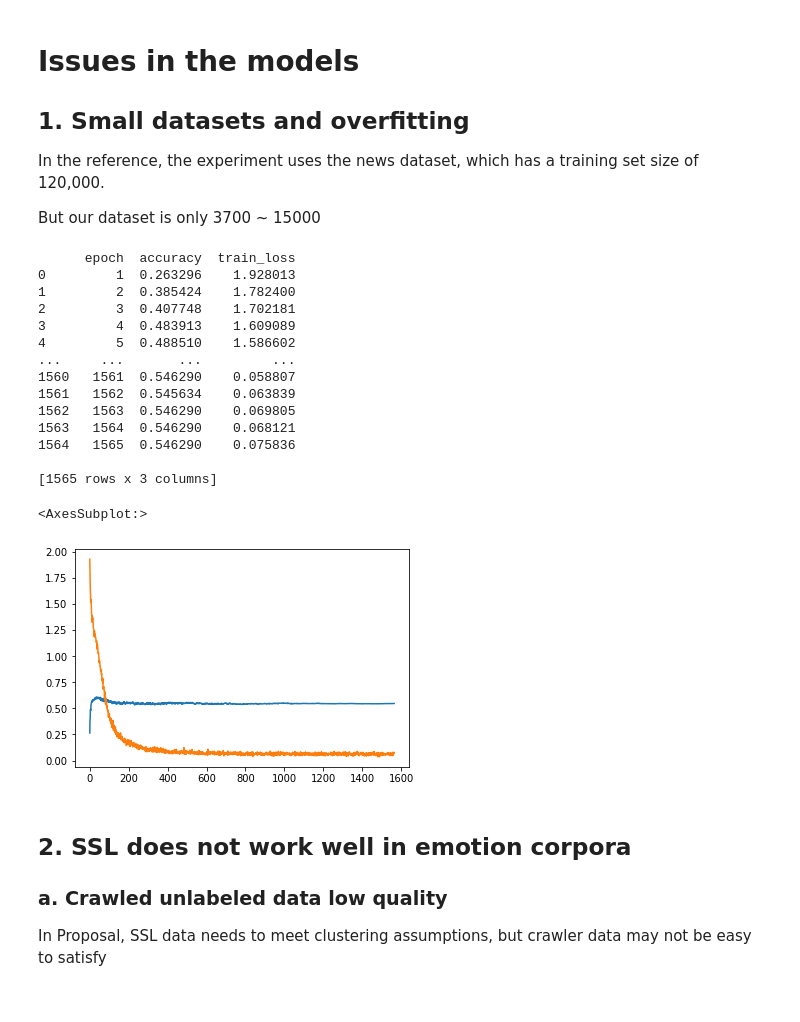
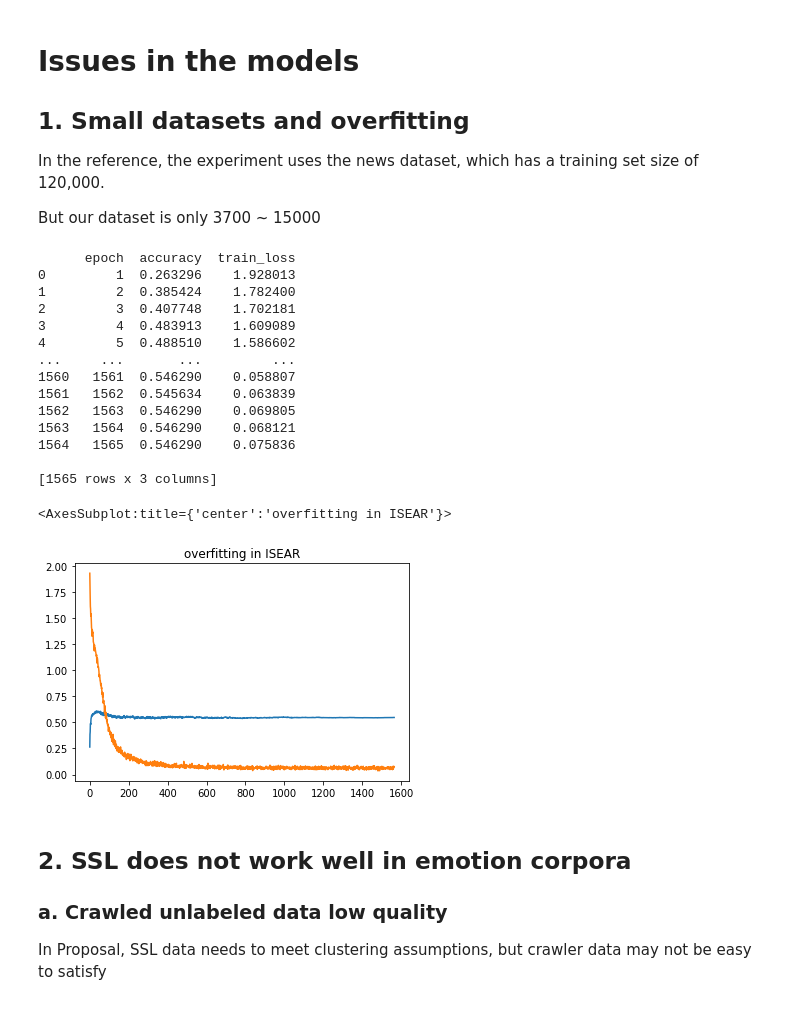
Before and after one commit to Fireblossom/master_data_collection, a Jupyter notebook: RLANS/25.11.ipynb, the cells around one changed output. Drawn from its saved outputs; the diff is of its cells as text; code cells hidden in the pictures.

```diff
--- a/RLANS/25.11.ipynb
+++ b/RLANS/25.11.ipynb
@@ -170,25 +182,25 @@ But our dataset is only 3700 ~ 15000
 # %%
 result = pd.read_csv('../results/isear_0_w2v_bi_fullresult/result.csv')
 print(result)
 result['accuracy'].plot()
-result['train_loss'].plot()
+result['train_loss'].plot(title='overfitting in ISEAR')
 # %% [output]
       epoch  accuracy  train_loss
 0         1  0.263296    1.928013
 1         2  0.385424    1.782400
 2         3  0.407748    1.702181
 3         4  0.483913    1.609089
 4         5  0.488510    1.586602
 ...     ...       ...         ...
 1560   1561  0.546290    0.058807
 1561   1562  0.545634    0.063839
 1562   1563  0.546290    0.069805
 1563   1564  0.546290    0.068121
 1564   1565  0.546290    0.075836
 
 [1565 rows x 3 columns]
-<AxesSubplot:>
+<AxesSubplot:title={'center':'overfitting in ISEAR'}>
-[figure, old version]
+[figure, new version]
 # %% [markdown]
 ## 2. SSL does not work well in emotion corpora
 
```
Also changed, not shown: parts of 4 cells of this notebook.
